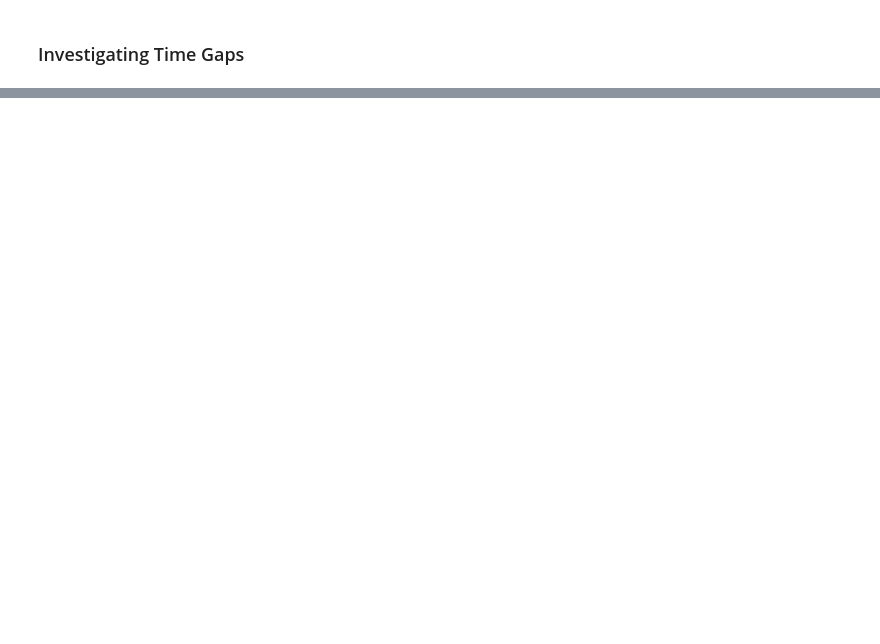
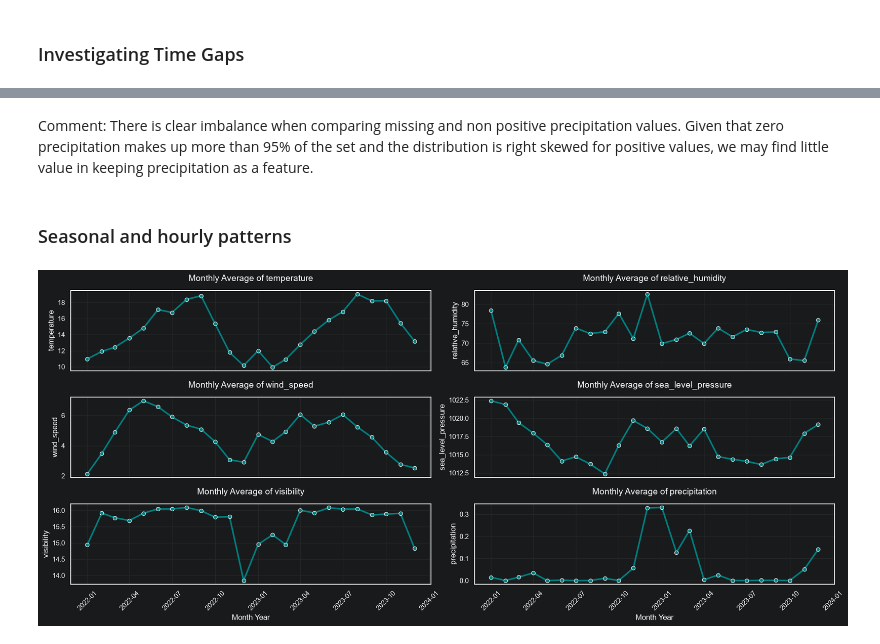
Before and after one commit to UC-Berkeley-I-School/207-Summer26-FinalProject-MLModel, a Jupyter notebook: EDA/santi/weather_eda.ipynb, the cells around one changed output, grey strips where cells are left out. Saved outputs shown, nothing was run; the diff lists cells and outputs as text; code cells hidden in the pictures; blank space fills up the shorter version.

```diff
--- a/EDA/santi/weather_eda.ipynb
+++ b/EDA/santi/weather_eda.ipynb
@@ -130,0 +368,36 @@ cv_splits = list(time_series_cv.split(train_validate_df))
+# %% [markdown]
+Comment: There is clear imbalance when comparing missing and non positive precipitation values. Given that zero precipitation makes up more than 95% of the set and the distribution is right skewed for positive values, we may find little value in keeping precipitation as a feature.
+# %% [markdown]
+### Seasonal and hourly patterns
+# %%
+weather_train_df2 = weather_train_df.copy()
+weather_train_df2["Month"] = weather_train_df2["DATE"].dt.month
+weather_train_df2["Hour"] = weather_train_df2["DATE"].dt.hour
+weather_train_df2["Month Year"] = weather_train_df2["DATE"].dt.to_period("M").dt.to_timestamp()
+
+monthly_columns = ["temperature", "relative_humidity", "wind_speed", "sea_level_pressure", "visibility", "precipitation"]
+
+monthly_weather = (weather_train_df2.groupby("Month Year")[monthly_columns].mean().reset_index())
+
+fig, axes = plt.subplots(nrows=3, ncols=2, figsize=(18, 8), sharex=True)
+axes = axes.flatten()
+
+for i, column in enumerate(monthly_columns):
+    sns.lineplot(
+        data=monthly_weather,
+        x="Month Year",
+        y=column,
+        marker="o",
+        ax=axes[i],
+        color=PRIMARY_COLOR,
+        linewidth=2.5,
+    )
+    axes[i].set_title(f"Monthly Average of {column}", fontsize=14, pad=15)
+    axes[i].set_xlabel("Month Year")
+    axes[i].set_ylabel(column)
+    axes[i].tick_params(axis='x', rotation=45)
+
+plt.tight_layout()
+plt.show()
+# %% [output]
+[figure, added]
```
Also changed, not shown: parts of 21 cells of this notebook.
